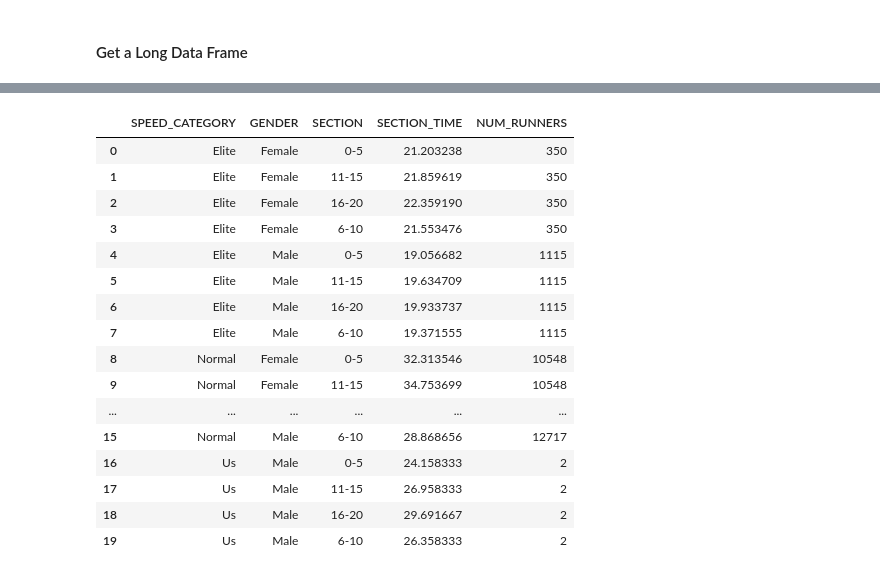
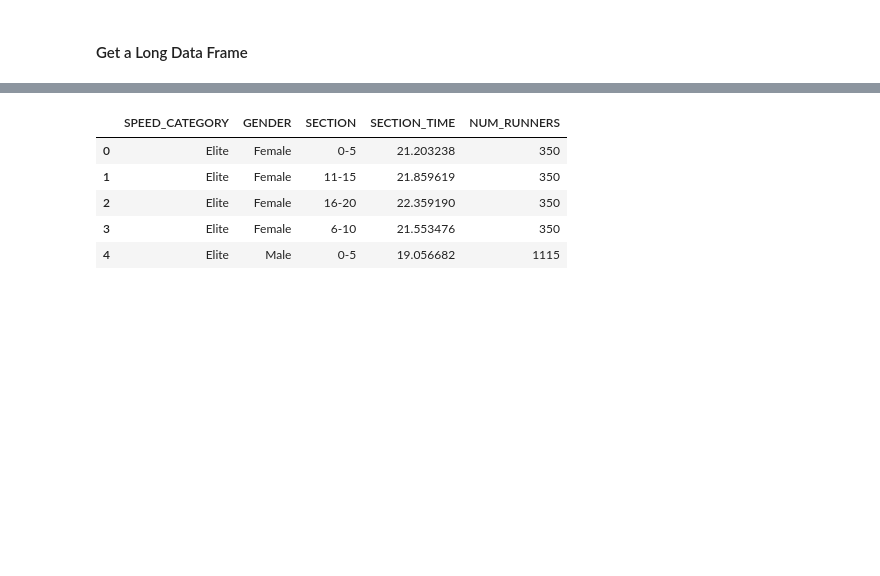
Before and after one commit to steed360/Data-Analysis, a Jupyter notebook: a Cardiff Half Marathon/Notebooks/Data Exploration.ipynb, the cells around one changed output, grey strips where cells are left out. Drawn from its saved outputs; the diff is of its cells as text; code cells hidden in the pictures; blank space fills up the shorter version.

```diff
--- a/a Cardiff Half Marathon/Notebooks/Data Exploration.ipynb
+++ b/a Cardiff Half Marathon/Notebooks/Data Exploration.ipynb
@@ -197,25 +222,14 @@ df_agg1 =   df_long.groupby (['SPEED_CATEGORY', 'GENDER',"SECTION"] ).agg (
     ,NUM_RUNNERS=('SECTION_TIME', 'count' )
 ).reset_index(drop=False)
 # %%
-df_agg1
+df_agg1.head()
 # %% [output]
 |  | SPEED_CATEGORY | GENDER | SECTION | SECTION_TIME | NUM_RUNNERS |
 | 0 | Elite | Female | 0-5 | 21.203238 | 350 |
 | 1 | Elite | Female | 11-15 | 21.859619 | 350 |
 | 2 | Elite | Female | 16-20 | 22.359190 | 350 |
 | 3 | Elite | Female | 6-10 | 21.553476 | 350 |
 | 4 | Elite | Male | 0-5 | 19.056682 | 1115 |
-| 5 | Elite | Male | 11-15 | 19.634709 | 1115 |
-| 6 | Elite | Male | 16-20 | 19.933737 | 1115 |
-| 7 | Elite | Male | 6-10 | 19.371555 | 1115 |
-| 8 | Normal | Female | 0-5 | 32.313546 | 10548 |
-| 9 | Normal | Female | 11-15 | 34.753699 | 10548 |
-| ... | ... | ... | ... | ... | ... |
-| 15 | Normal | Male | 6-10 | 28.868656 | 12717 |
-| 16 | Us | Male | 0-5 | 24.158333 | 2 |
-| 17 | Us | Male | 11-15 | 26.958333 | 2 |
-| 18 | Us | Male | 16-20 | 29.691667 | 2 |
-| 19 | Us | Male | 6-10 | 26.358333 | 2 |
 # %%
 # Need to sort this data frame by section
 
```
Also changed, not shown: parts of 11 cells of this notebook.
